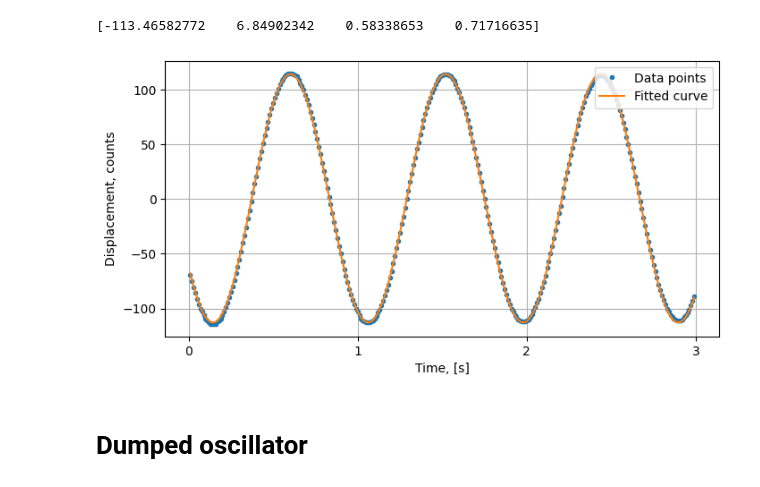
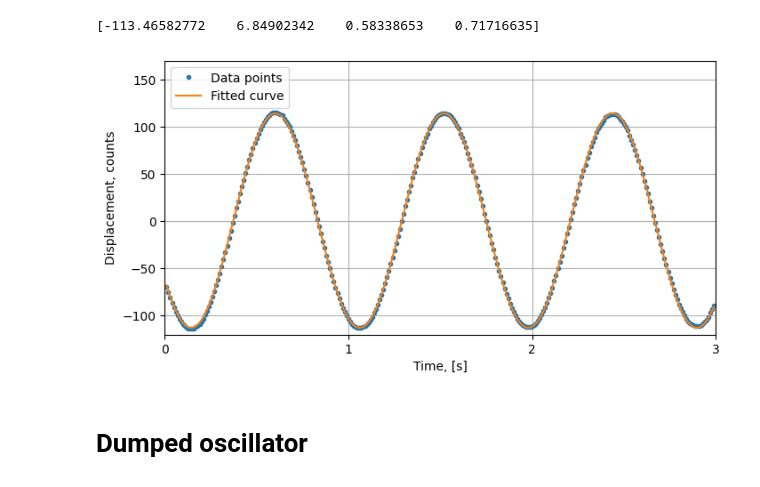
Before and after one commit to evgeny-kolonsky/summer_seminar, a Jupyter notebook: Seminar_part3.ipynb, the cells around one changed output. Drawn from its saved outputs; the diff is of its cells as text; code cells hidden in the pictures.

```diff
--- a/Seminar_part3.ipynb
+++ b/Seminar_part3.ipynb
@@ -395,16 +444,18 @@ print(parameters)
 # %%
 fig, ax = plt.subplots(figsize=(8,4))
 
 plt.plot(t, x,'.', label='Data points')
 plt.plot(t, x_expected, label='Fitted curve')
 
 plt.xlabel('Time, [s]')
 plt.ylabel('Displacement, counts')
 plt.gca().set_xticks([0, 1, 2, 3])
-plt.legend(loc='upper right')
+plt.legend(loc='upper left')
+plt.ylim(-120, 170)
+plt.xlim(0, 3)
 plt.grid()
 # %% [output]
-[figure, old version]
+[figure, new version]
 # %% [markdown]
 # Dumped oscillator
 # %%
```
Also changed, not shown: parts of 10 cells of this notebook.
